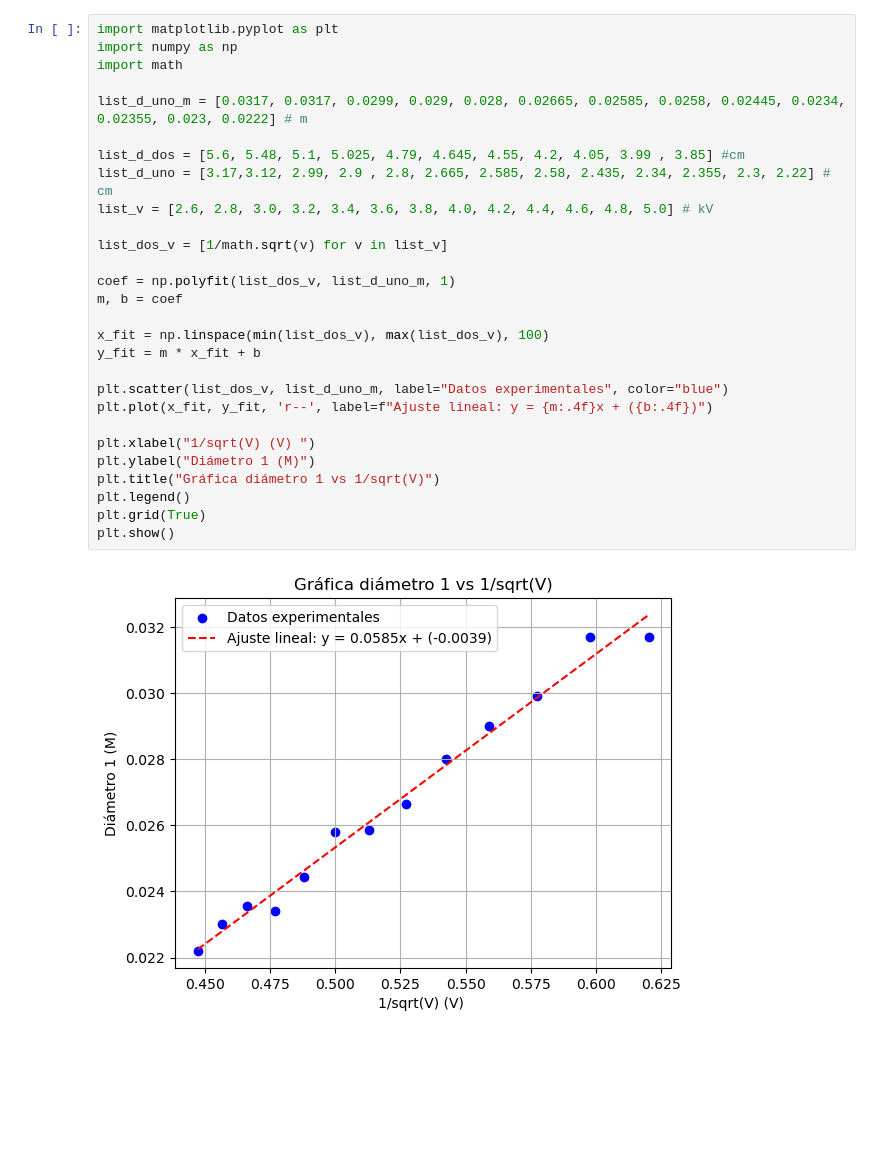
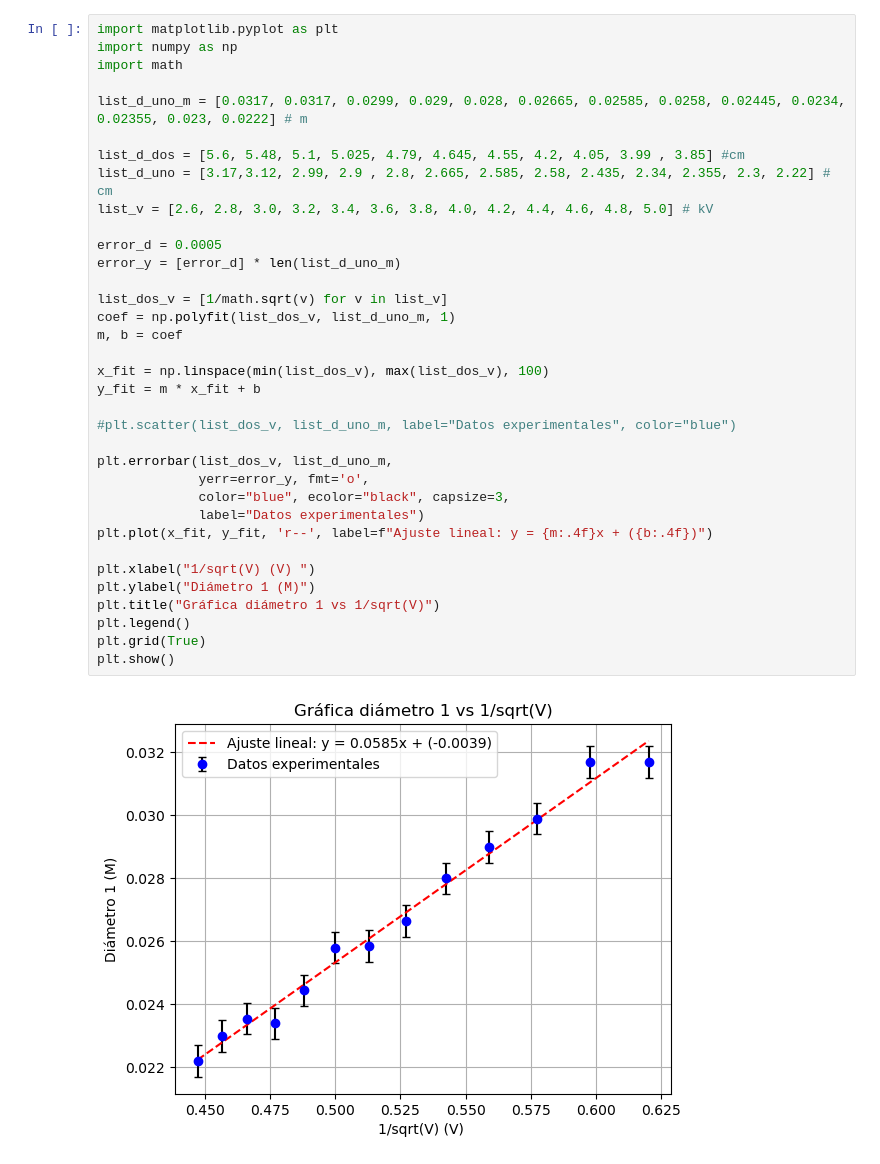
Before and after one commit to richi-rom/Equipo_3_Lab_De_Fisica_Moderna, a Jupyter notebook: Practica 2.ipynb, the cells around one changed output. Saved outputs shown, nothing was run; the diff lists cells and outputs as text; blank space fills up the shorter version.

Commit message:
Error de 5 milimetros en las graficas

```diff
--- a/Practica 2.ipynb
+++ b/Practica 2.ipynb
@@ -1,33 +1,40 @@
 # %%
 import matplotlib.pyplot as plt
 import numpy as np
 import math
 
 list_d_uno_m = [0.0317, 0.0317, 0.0299, 0.029, 0.028, 0.02665, 0.02585, 0.0258, 0.02445, 0.0234, 0.02355, 0.023, 0.0222] # m
 
 list_d_dos = [5.6, 5.48, 5.1, 5.025, 4.79, 4.645, 4.55, 4.2, 4.05, 3.99 , 3.85] #cm
 list_d_uno = [3.17,3.12, 2.99, 2.9 , 2.8, 2.665, 2.585, 2.58, 2.435, 2.34, 2.355, 2.3, 2.22] # cm
 list_v = [2.6, 2.8, 3.0, 3.2, 3.4, 3.6, 3.8, 4.0, 4.2, 4.4, 4.6, 4.8, 5.0] # kV
 
+error_d = 0.0005
+error_y = [error_d] * len(list_d_uno_m)
+
 list_dos_v = [1/math.sqrt(v) for v in list_v]
-
 coef = np.polyfit(list_dos_v, list_d_uno_m, 1)
 m, b = coef
 
 x_fit = np.linspace(min(list_dos_v), max(list_dos_v), 100)
 y_fit = m * x_fit + b
 
-plt.scatter(list_dos_v, list_d_uno_m, label="Datos experimentales", color="blue")
+#plt.scatter(list_dos_v, list_d_uno_m, label="Datos experimentales", color="blue")
+
+plt.errorbar(list_dos_v, list_d_uno_m,
+             yerr=error_y, fmt='o',
+             color="blue", ecolor="black", capsize=3,
+             label="Datos experimentales")
 plt.plot(x_fit, y_fit, 'r--', label=f"Ajuste lineal: y = {m:.4f}x + ({b:.4f})")
 
 plt.xlabel("1/sqrt(V) (V) ")
 plt.ylabel("Diámetro 1 (M)")
 plt.title("Gráfica diámetro 1 vs 1/sqrt(V)")
 plt.legend()
 plt.grid(True)
 plt.show()
 # %% [output]
-[figure, old version]
+[figure, new version]
 # %%
 import matplotlib.pyplot as plt
 import numpy as np
```
Also changed, not shown: parts of 1 cell of this notebook.
